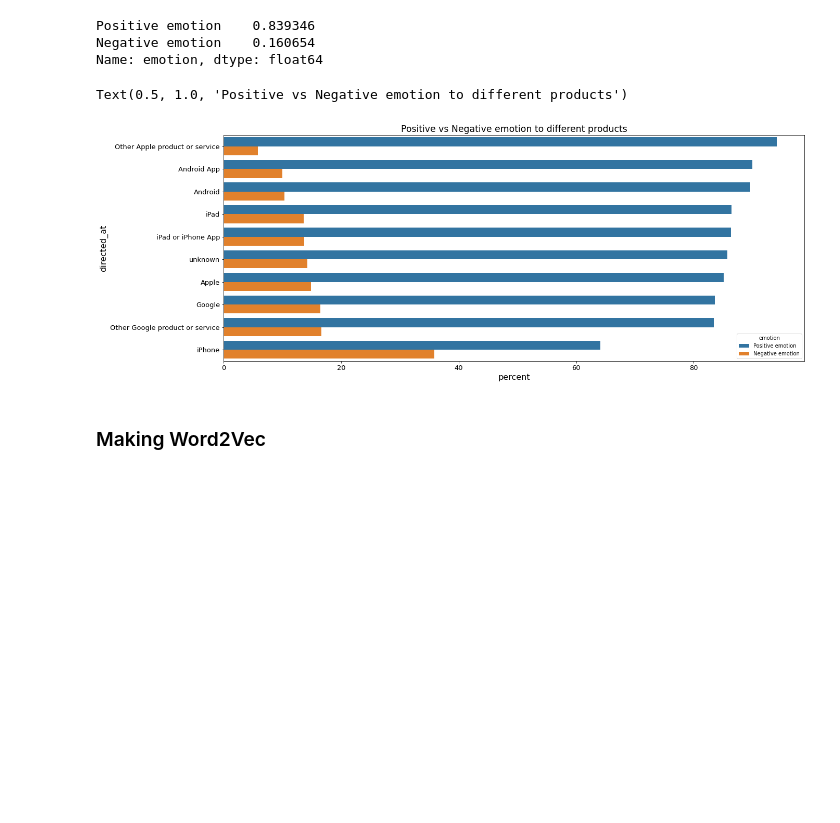
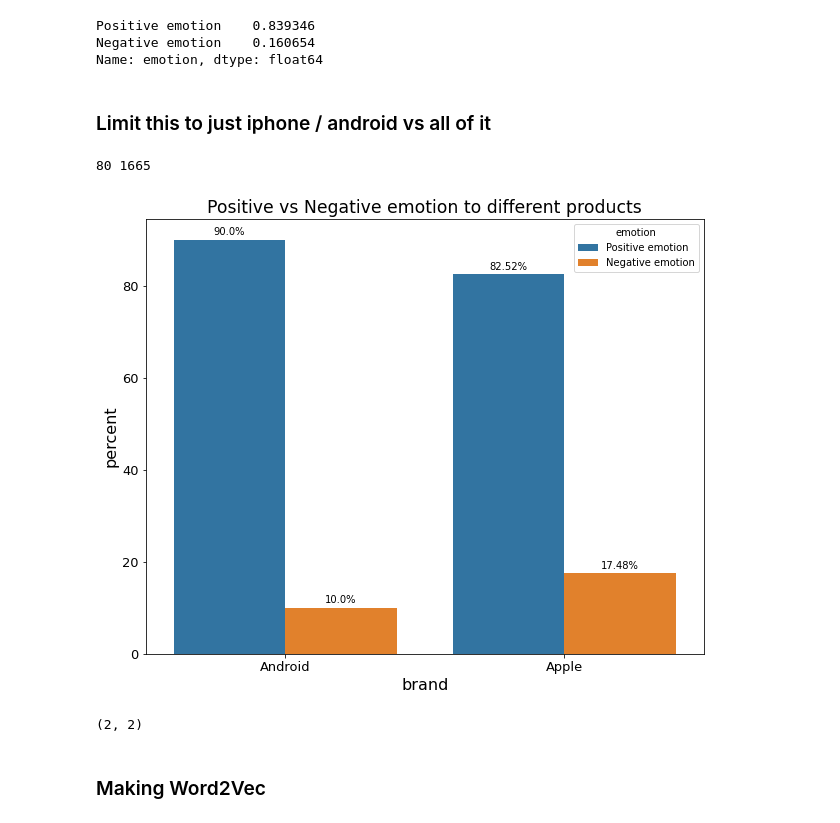
Before and after one commit to skelouse/mod-4-project, a Jupyter notebook: student.ipynb, the cells around one changed output. Drawn from its saved outputs; the diff is of its cells as text; code cells hidden in the pictures; blank space fills up the shorter version.

```diff
--- a/student.ipynb
+++ b/student.ipynb
@@ -174,17 +183,41 @@ df['emotion'].value_counts(1)
 Positive emotion    0.839346
 Negative emotion    0.160654
 Name: emotion, dtype: float64
+# %% [markdown]
+### Limit this to just iphone / android vs all of it
 # %%
-x, y = 'directed_at', 'emotion'
-fig, ax = plt.subplots(figsize=(20, 8))
-df1 = df.groupby(x)[y].value_counts(1)
+df1 = df.copy()
+df1['brand'] = df1['directed_at'].map({"Other Apple product or service": "unknown",
+                                        "Android App": "Android",
+                                        "iPad": "Apple",
+                                        "iPad or iPhone App": "Apple",
+                                        "Google": "unknown",
+                                        "Other Google product or service": "unknown",
+                                        "iPhone": "Apple"})
+
+df1 = df1.loc[(df1['brand'] == 'Apple') |
+              (df1['brand'] == "Android")]
+print(len(df1.loc[df1['brand'] == 'Android']), len(df1.loc[df1['brand'] == 'Apple']))
+x, y = 'brand', 'emotion'
+fig, ax = plt.subplots(figsize=(10, 8))
+df1 = df1.groupby(x)[y].value_counts(1)
 df1 = df1.mul(100)
 df1 = df1.rename('percent').reset_index().sort_values(by='percent', ascending=False)
-g = sns.barplot(x='percent', y=x, hue=y, data=df1, ax=ax)
+g = sns.barplot(x=x, y='percent', hue=y, data=df1, ax=ax)
 ax.set_title('Positive vs Negative emotion to different products')
+for p in ax.patches:
+    height = p.get_height()
+    ax.text(p.get_x() + p.get_width()/2,
+            height+1,
+            ("%s"%round(height, 2) + '%'),
+            ha='center')
 # %% [output]
-Text(0.5, 1.0, 'Positive vs Negative emotion to different products')
+80 1665
-[figure, old version]
+[figure, new version]
+# %%
+len(df1.loc[df1['brand'] == 'Apple']), len(df1.loc[df1['brand'] == 'Android'])
+# %% [output]
+(2, 2)
 # %% [markdown]
 ### Making Word2Vec
 # %%
```
Also changed, not shown: parts of 71 cells of this notebook, 1 other file.
